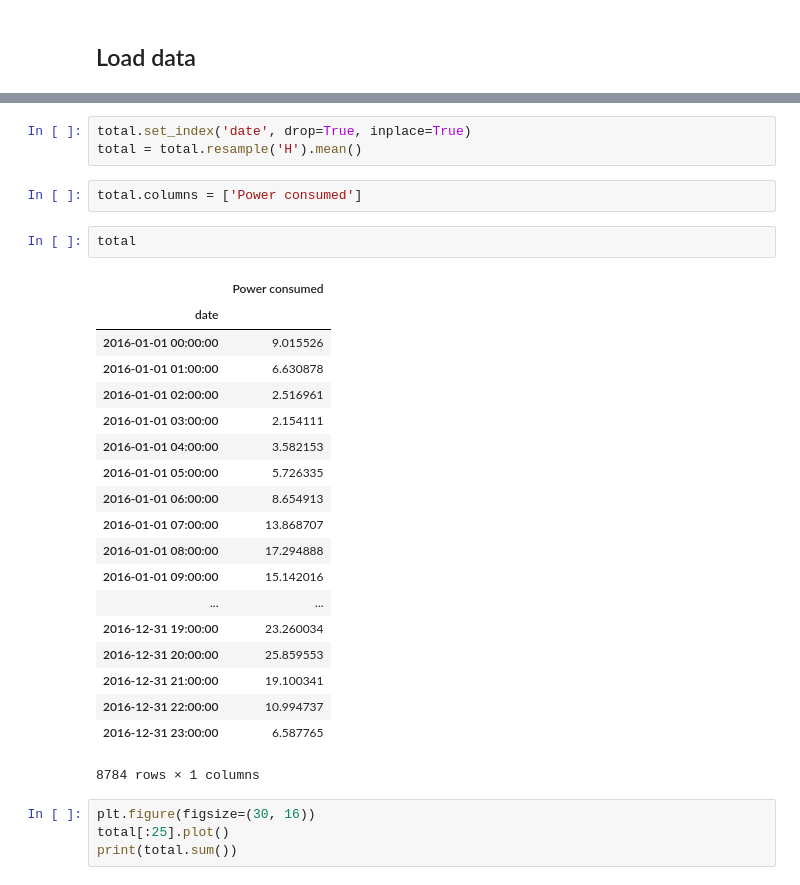
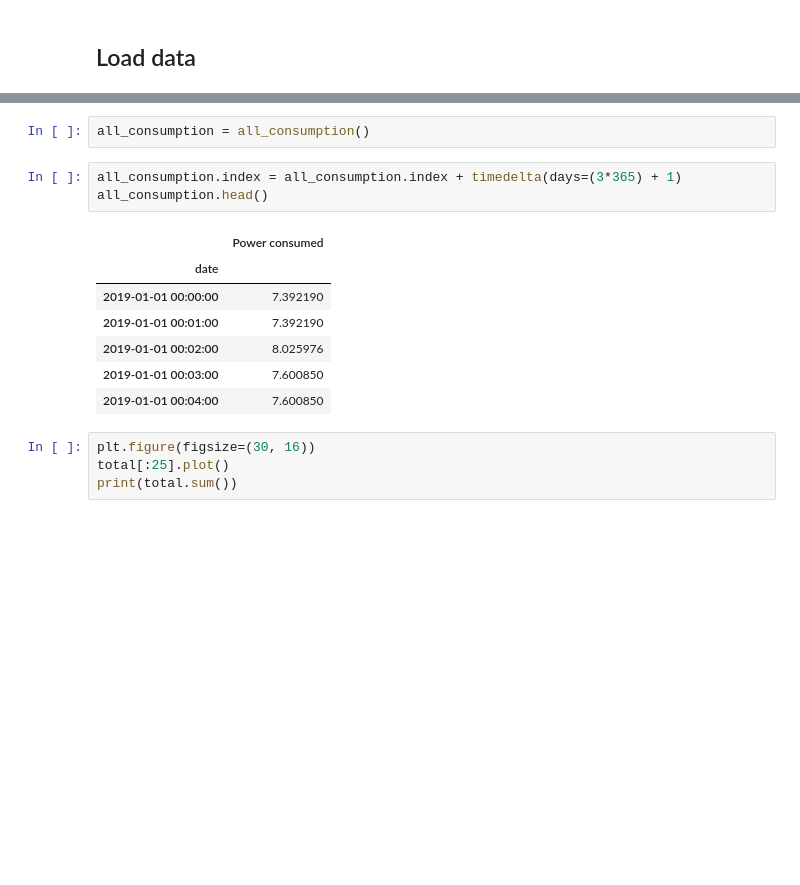
Before and after one commit to HusainKapadia/Energy-Poverty-JRC, a Jupyter notebook: consumption.ipynb, the cells around one changed output, grey strips where cells are left out. Cells and saved outputs as stored; diff of their text form; blank space fills up the shorter version.

```diff
--- a/consumption.ipynb
+++ b/consumption.ipynb
@@ -42,30 +49,16 @@ total['date'] = dt
-# %%
-total.set_index('date', drop=True, inplace=True)
-total = total.resample('H').mean()
-# %%
-total.columns = ['Power consumed']
-# %%
-total
-# %% [output]
-|  | Power consumed |
-| date |  |
-| 2016-01-01 00:00:00 | 9.015526 |
-| 2016-01-01 01:00:00 | 6.630878 |
-| 2016-01-01 02:00:00 | 2.516961 |
-| 2016-01-01 03:00:00 | 2.154111 |
-| 2016-01-01 04:00:00 | 3.582153 |
-| 2016-01-01 05:00:00 | 5.726335 |
-| 2016-01-01 06:00:00 | 8.654913 |
-| 2016-01-01 07:00:00 | 13.868707 |
-| 2016-01-01 08:00:00 | 17.294888 |
-| 2016-01-01 09:00:00 | 15.142016 |
-| ... | ... |
-| 2016-12-31 19:00:00 | 23.260034 |
-| 2016-12-31 20:00:00 | 25.859553 |
-| 2016-12-31 21:00:00 | 19.100341 |
-| 2016-12-31 22:00:00 | 10.994737 |
-| 2016-12-31 23:00:00 | 6.587765 |
-8784 rows × 1 columns
+# %%
+all_consumption = all_consumption()
+# %%
+all_consumption.index = all_consumption.index + timedelta(days=(3*365) + 1)
+all_consumption.head()
+# %% [output]
+|  | Power consumed |
+| date |  |
+| 2019-01-01 00:00:00 | 7.392190 |
+| 2019-01-01 00:01:00 | 7.392190 |
+| 2019-01-01 00:02:00 | 8.025976 |
+| 2019-01-01 00:03:00 | 7.600850 |
+| 2019-01-01 00:04:00 | 7.600850 |
 # %%
 plt.figure(figsize=(30, 16))
 total[:25].plot()
```
Also changed, not shown: parts of 2 cells of this notebook, 1 other file.
